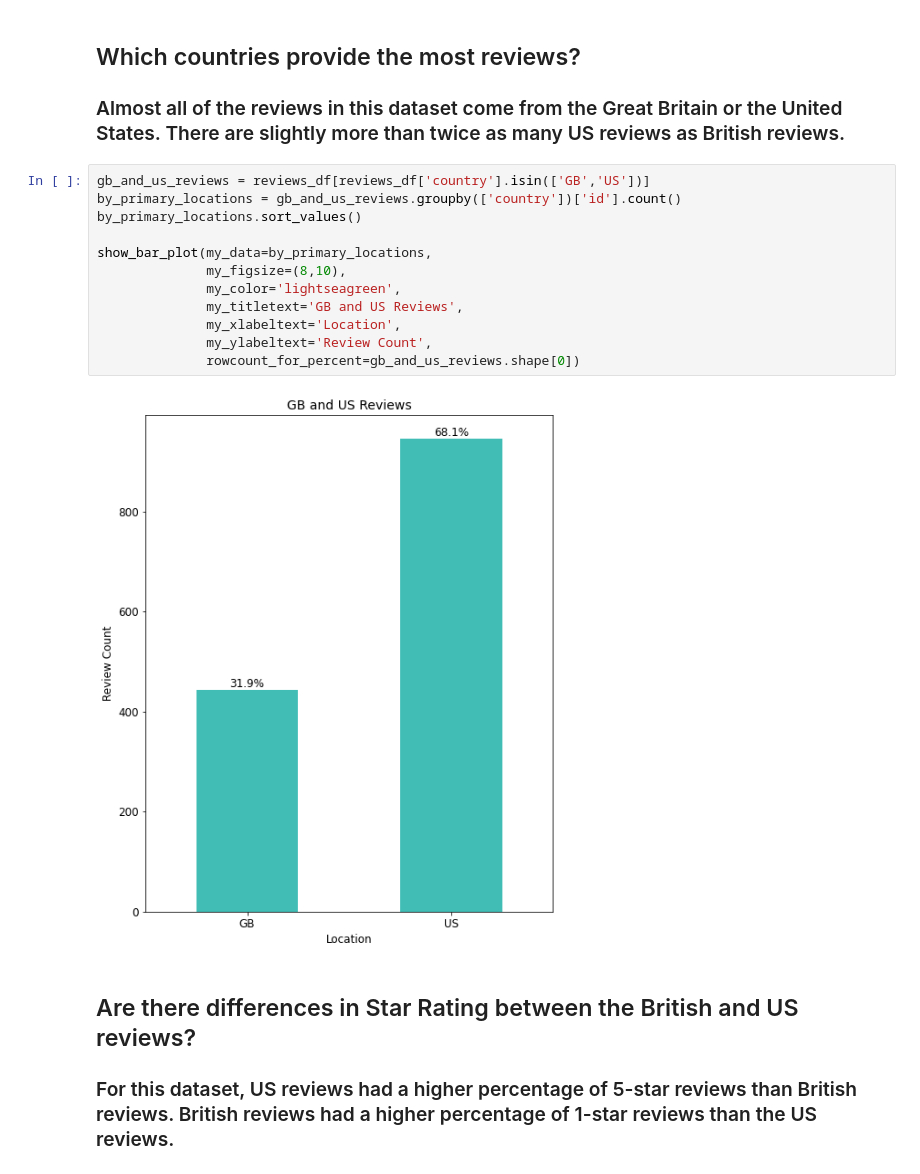
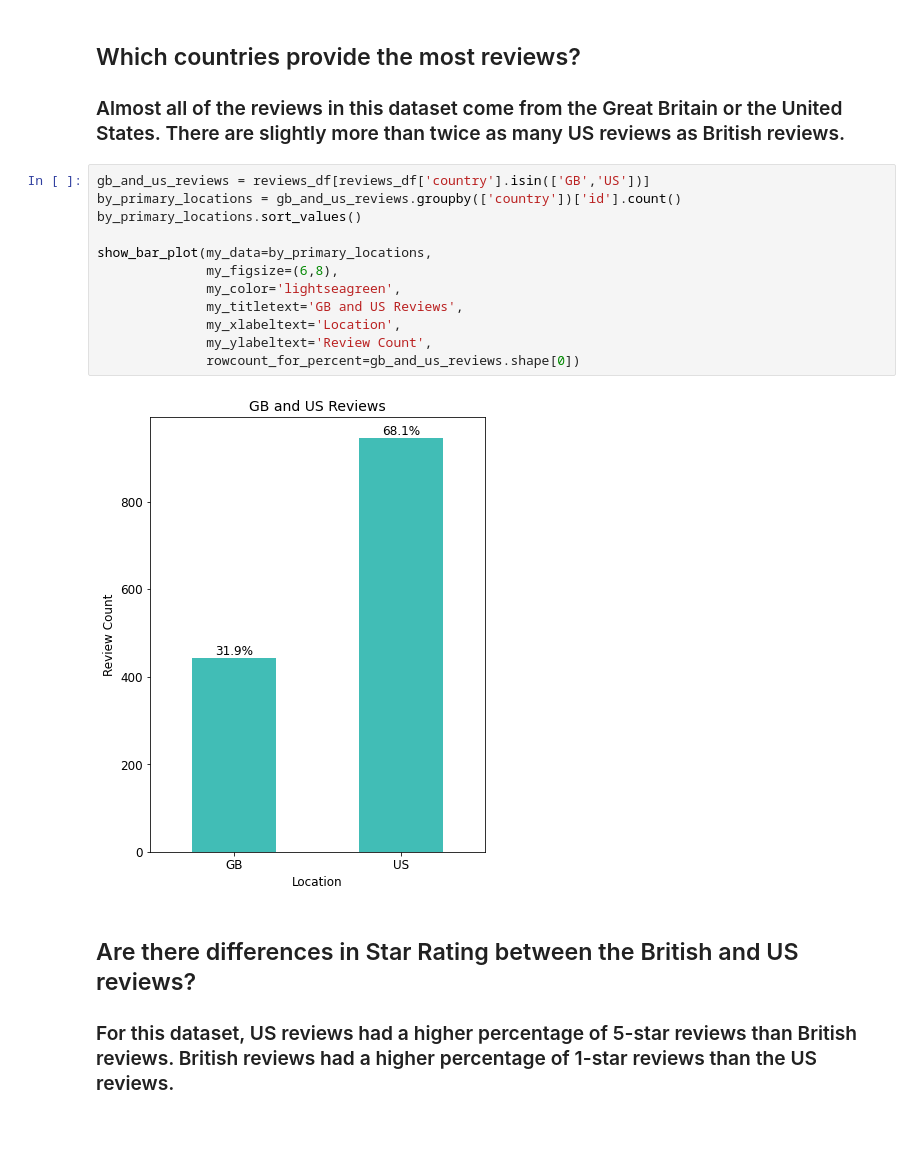
Before and after one commit to lspope/elvie_review_analysis, a Jupyter notebook: code/nb2_eda.ipynb, the cells around one changed output. Cells and saved outputs as stored; diff of their text form; blank space fills up the shorter version.

```diff
--- a/code/nb2_eda.ipynb
+++ b/code/nb2_eda.ipynb
@@ -123,17 +123,17 @@ Name: id, dtype: int64
 # %%
 gb_and_us_reviews = reviews_df[reviews_df['country'].isin(['GB','US'])]
 by_primary_locations = gb_and_us_reviews.groupby(['country'])['id'].count()
 by_primary_locations.sort_values()
 
 show_bar_plot(my_data=by_primary_locations,
-              my_figsize=(8,10),
+              my_figsize=(6,8),
               my_color='lightseagreen',
               my_titletext='GB and US Reviews',
               my_xlabeltext='Location',
               my_ylabeltext='Review Count',
               rowcount_for_percent=gb_and_us_reviews.shape[0])
 # %% [output]
-[figure, old version]
+[figure, new version]
 # %% [markdown]
 ## Are there differences in Star Rating between the British and US reviews?
 
```
Also changed, not shown: parts of 7 cells of this notebook.
